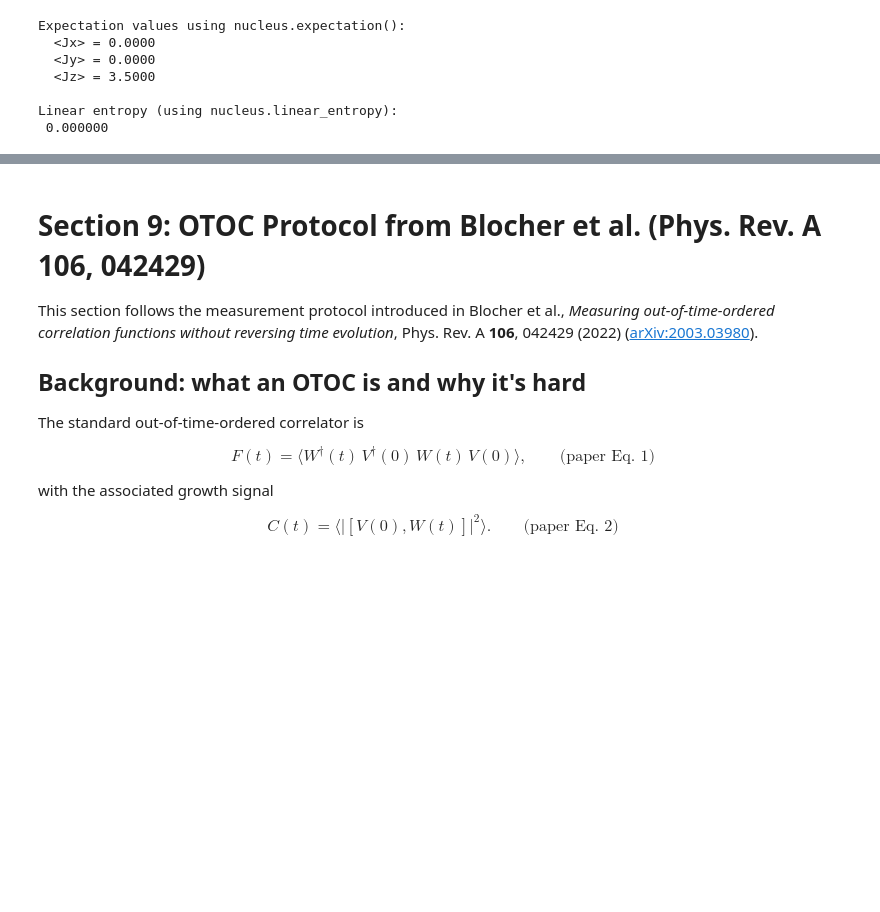
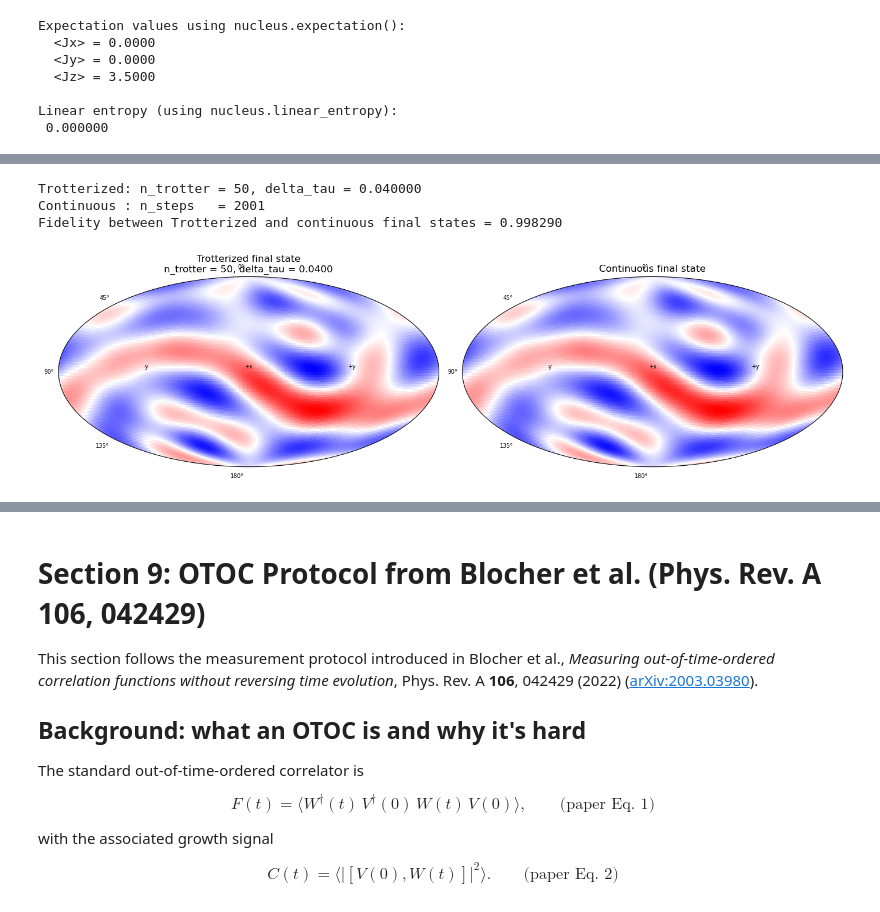
Before and after one commit to arjenvaartjes/Psyduck, a Jupyter notebook: examples/chaosqkt/ChaosQKT_psyduck.ipynb, the cells around one changed output, grey strips where cells are left out. Drawn from its saved outputs; the diff is of its cells as text; code cells hidden in the pictures; blank space fills up the shorter version.

```diff
--- a/examples/chaosqkt/ChaosQKT_psyduck.ipynb
+++ b/examples/chaosqkt/ChaosQKT_psyduck.ipynb
@@ -845,0 +516,57 @@ print(f"  Iz error range: [{np.min(delta_Iz_matrix):.6e}, {np.max(delta_Iz_matri
+# %%
+# Section 8.2: Run the Trotterized and continuous evolutions, then compare final states.
+
+# ==================== Trotterized evolution ====================
+psi_trotter_trajectory, _, _, _ = kicked_dynamics(
+    psi0,
+    tau=tau_kd,
+    kappa=kappa_kd,
+    I=I,
+    N=n_trotter,
+    order=order,
+    pulse_type='pulse',
+)
+trotter_populations = np.array(
+    [np.abs(s.full().ravel()) ** 2 for s in psi_trotter_trajectory]
+)
+psi_trotter_final = psi_trotter_trajectory[-1]
+time_grid         = np.linspace(0, T_total, n_trotter + 1)
+
+# ==================== Continuous evolution ====================
+continuous_nucleus = Spin(I=I)
+continuous_nucleus.state = psi0.copy()
+continuous_series        = continuous_nucleus.evolve(H_total, continuous_times)
+psi_continuous_trajectory = continuous_series.states
+continuous_populations    = continuous_series.populations()
+psi_continuous_final      = psi_continuous_trajectory[-1]
+continuous_time_grid      = continuous_times
+
+# ==================== Final-state comparison ====================
+comparison_fidelity = qt.fidelity(psi_trotter_final, psi_continuous_final)
+print(f"Trotterized: n_trotter = {n_trotter}, delta_tau = {delta_tau:.6f}")
+print(f"Continuous : n_steps   = {continuous_num_steps}")
+print(f"Fidelity between Trotterized and continuous final states = {comparison_fidelity:.6f}")
+
+fig, axes = plt.subplots(1, 2, figsize=(14, 5), subplot_kw={'projection': 'hammer'})
+
+wigner_plot_hammer(
+    psi_trotter_final, fig=fig, ax=axes[0],
+    n_theta=101, n_phi=201, cmap='bwr',
+)
+axes[0].set_title(
+    f'Trotterized final state\nn_trotter = {n_trotter}, delta_tau = {delta_tau:.4f}'
+)
+
+wigner_plot_hammer(
+    psi_continuous_final, fig=fig, ax=axes[1],
+    n_theta=101, n_phi=201, cmap='bwr',
+)
+axes[1].set_title('Continuous final state')
+
+plt.tight_layout()
+plt.show()
+# %% [output]
+Trotterized: n_trotter = 50, delta_tau = 0.040000
+Continuous : n_steps   = 2001
+Fidelity between Trotterized and continuous final states = 0.998290
+[figure, added]
```
Also changed, not shown: parts of 51 cells of this notebook.
